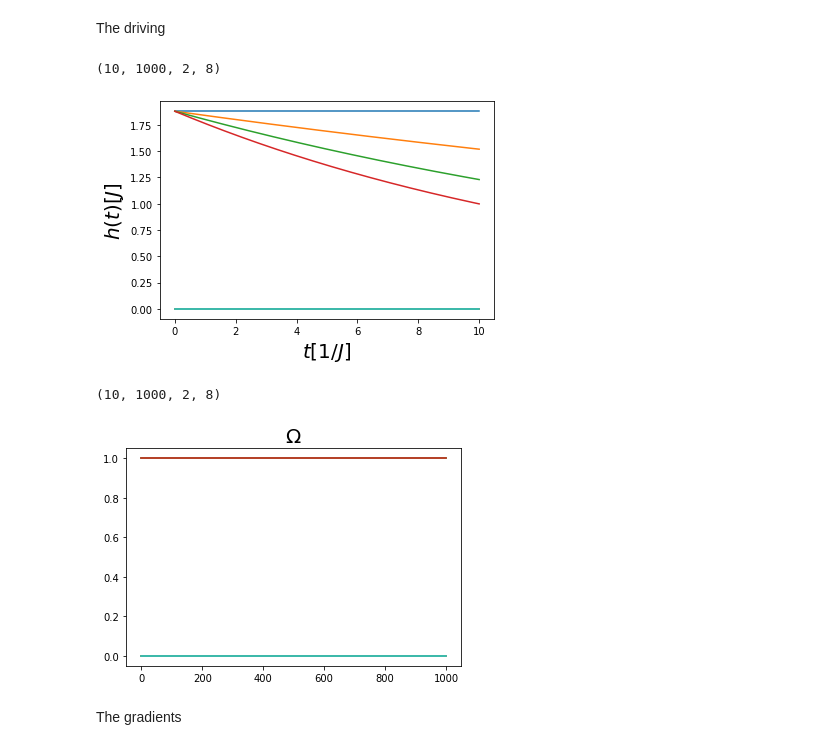
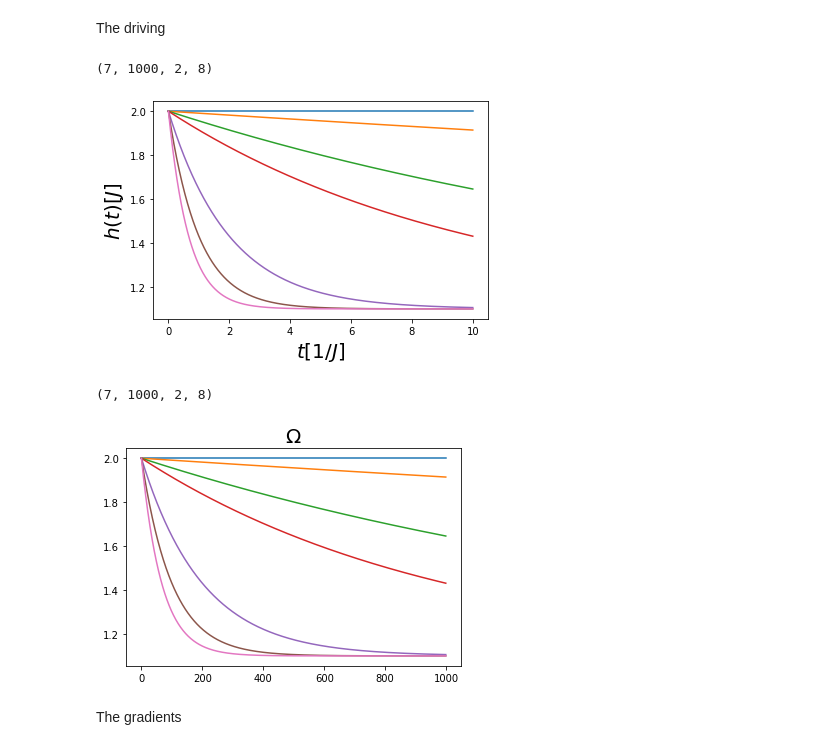
Before and after one commit to emacosta95/DL-VLM, a Jupyter notebook: Visualization.ipynb, the cells around one changed output. Cells and saved outputs as stored; diff of their text form; code cells hidden in the pictures.

```diff
--- a/Visualization.ipynb
+++ b/Visualization.ipynb
@@ -101,7 +170,7 @@ import numpy as np
 # %% [markdown]
 Data
 # %%
-data=np.load('data/kohm_sham_approach/results/tddft_adiabatic_approximation_uniform_0.0_2.0_steps_1000_self_consistent_steps_1_ndata_10_rate_0.2_exp_True.npz')
+data=np.load('data/kohm_sham_approach/results/tddft_adiabatic_approximation_uniform_model_h_0_5_omega_0_2_hi_2.0_hf_1.1_omegai_2.0_omegaf_1.1_steps_1000_self_consistent_steps_1_ndata_7_exp_True.npz')
 
 h=data['potential']
 engx=data['energy_x']
@@ -114,28 +183,29 @@ x=data['x']
 z_qutip=data['z_qutip']
 x_qutip=data['x_qutip']
 grad=data['gradient']
+rates=data['rates']
 time=np.linspace(0,10,x.shape[1])
 # %% [markdown]
 The driving
 # %%
 print(h.shape)
 
-for r in range(10):
+for r in range(7):
     plt.plot(time,h[r,:,0,0])
 plt.xlabel(r'$t [1/J]$',fontsize=20)
 plt.ylabel(r'$h(t) [J]$',fontsize=20)
 plt.show()
 print(h.shape)
 
 plt.title(r'$\Omega$',fontsize=20)
-for r in range(10):
+for r in range(7):
     plt.plot(h[r,:,1,0])
 plt.show()
 # %% [output]
-(10, 1000, 2, 8)
+(7, 1000, 2, 8)
-[figure, old version]
+[figure, new version]
-(10, 1000, 2, 8)
+(7, 1000, 2, 8)
-[figure, old version]
+[figure, new version]
 # %% [markdown]
 The gradients
 # %%
```
Also changed, not shown: parts of 33 cells of this notebook, 8 other files.
